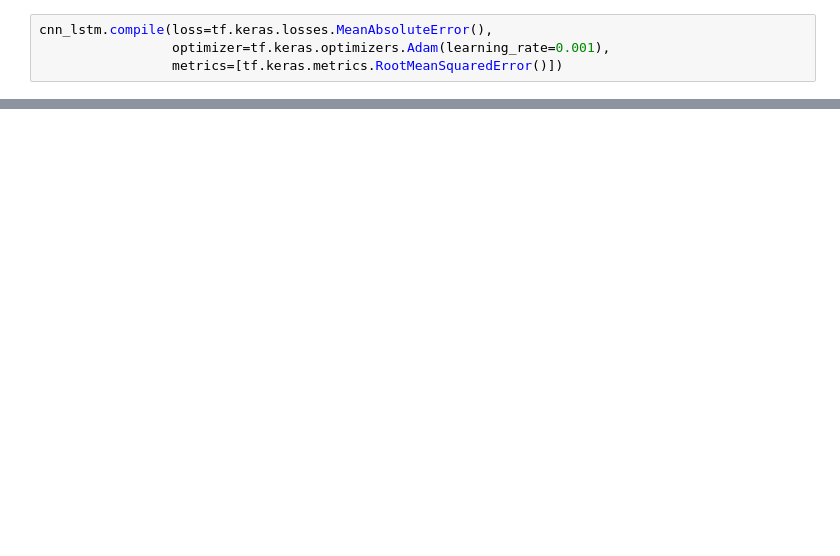
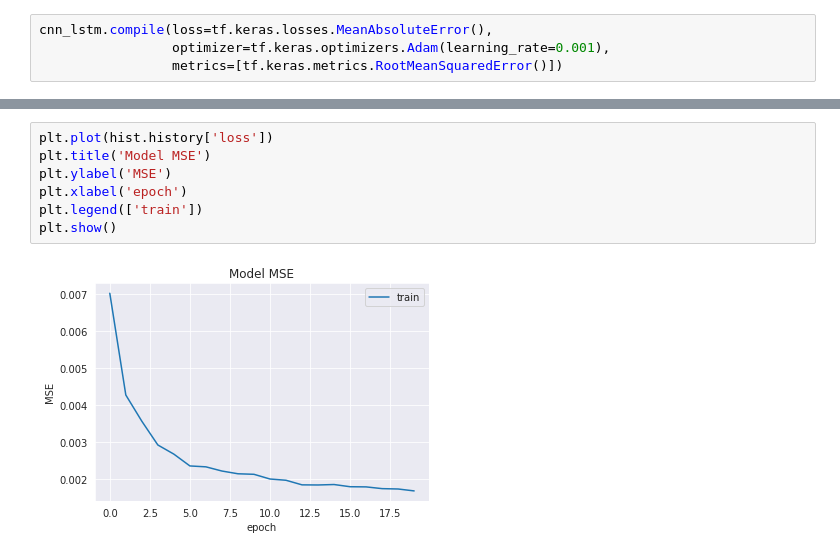
Before and after one commit to mahadev9/Cryptocurrency-Price-Forecasting, a Jupyter notebook: CNN_LSTM_TensorFlow.ipynb, the cells around one changed output, grey strips where cells are left out. Cells and saved outputs as stored; diff of their text form; blank space fills up the shorter version.

```diff
--- a/CNN_LSTM_TensorFlow.ipynb
+++ b/CNN_LSTM_TensorFlow.ipynb
@@ -162,3 +159,12 @@ cnn_lstm.evaluate(x_test, y_test)
+# %%
+plt.plot(hist.history['loss'])
+plt.title('Model MSE')
+plt.ylabel('MSE')
+plt.xlabel('epoch')
+plt.legend(['train'])
+plt.show()
+# %% [output]
+[figure, added]
 # %%
 y_train_pred = cnn_lstm.predict(x_train)
 # %% [output]
```
Also changed, not shown: parts of 12 cells of this notebook.
